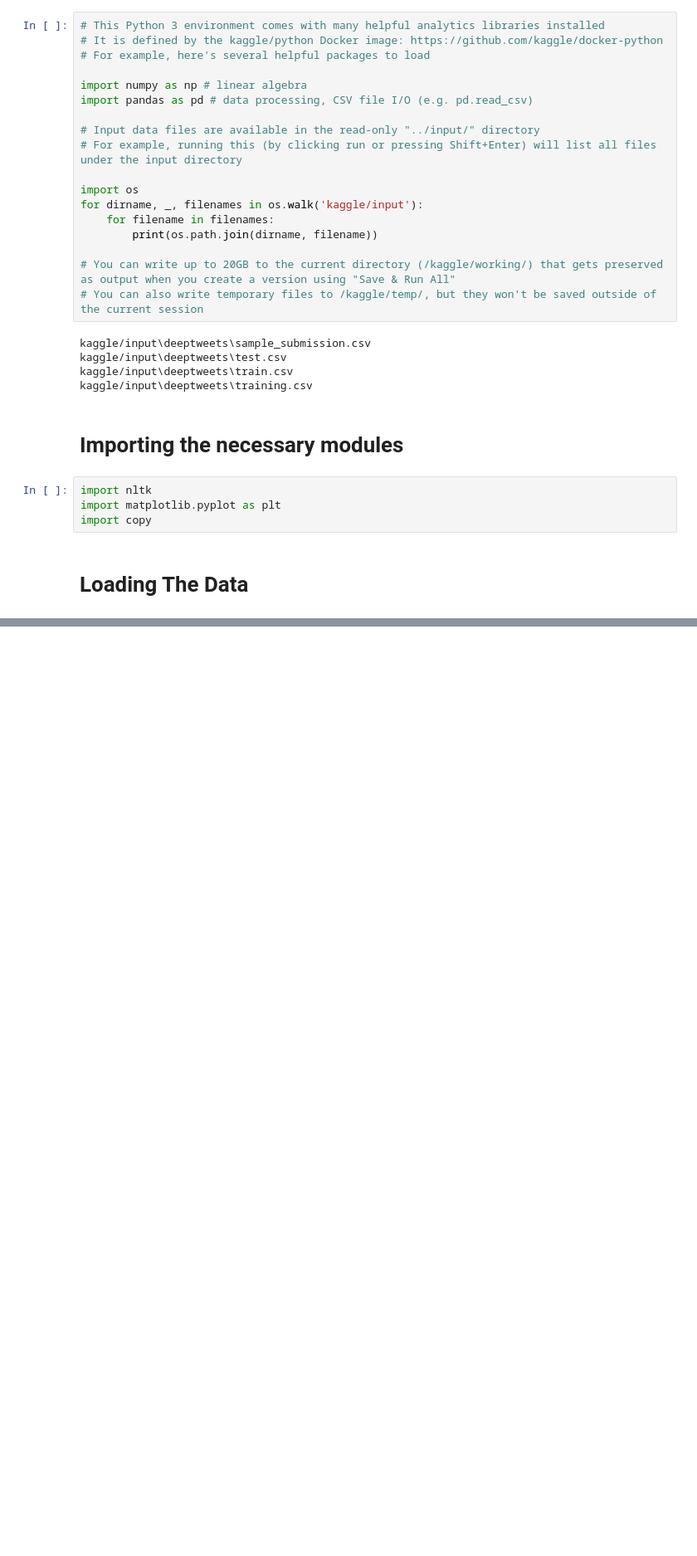
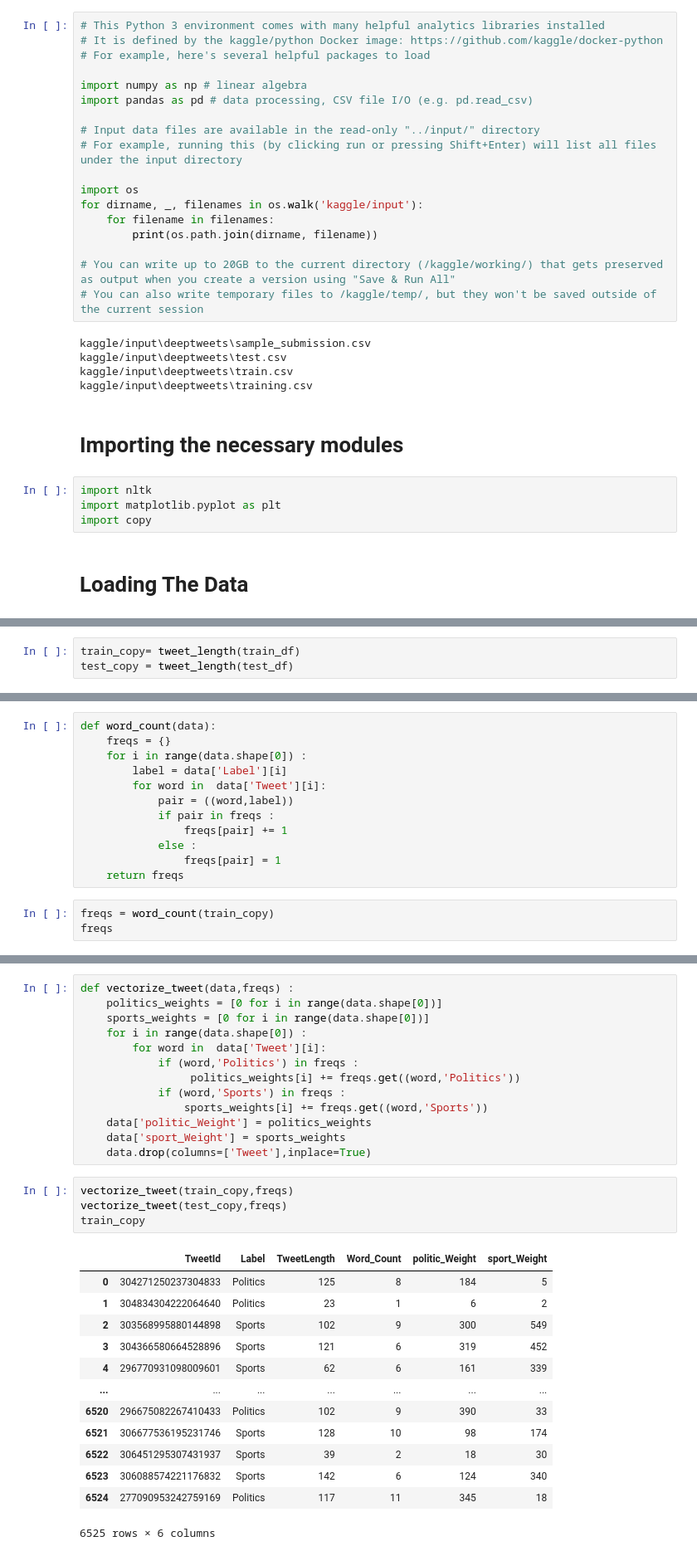
Before and after one commit to ayoubachak/deeptweets, a Jupyter notebook: main.ipynb, the cells around one changed output, grey strips where cells are left out. Shown at 83% size. Saved outputs shown, nothing was run; the diff lists cells and outputs as text; blank space fills up the shorter version.

```diff
--- a/main.ipynb
+++ b/main.ipynb
@@ -58,0 +81,3 @@ memory usage: 153.1+ KB
+# %%
+train_copy= tweet_length(train_df)
+test_copy = tweet_length(test_df)
@@ -58,0 +206,15 @@ memory usage: 153.1+ KB
+# %%
+def word_count(data):
+    freqs = {}
+    for i in range(data.shape[0]) :
+        label = data['Label'][i]
+        for word in  data['Tweet'][i]:
+            pair = ((word,label))
+            if pair in freqs :
+                freqs[pair] += 1
+            else :
+                freqs[pair] = 1
+    return freqs
+# %%
+freqs = word_count(train_copy)
+freqs
@@ -58,0 +239,31 @@ memory usage: 153.1+ KB
+# %%
+def vectorize_tweet(data,freqs) :
+    politics_weights = [0 for i in range(data.shape[0])]
+    sports_weights = [0 for i in range(data.shape[0])]
+    for i in range(data.shape[0]) :
+        for word in  data['Tweet'][i]:
+            if (word,'Politics') in freqs :
+                 politics_weights[i] += freqs.get((word,'Politics'))
+            if (word,'Sports') in freqs :
+                sports_weights[i] += freqs.get((word,'Sports'))
+    data['politic_Weight'] = politics_weights
+    data['sport_Weight'] = sports_weights
+    data.drop(columns=['Tweet'],inplace=True)
+# %%
+vectorize_tweet(train_copy,freqs)
+vectorize_tweet(test_copy,freqs)
+train_copy
+# %% [output]
+|  | TweetId | Label | TweetLength | Word_Count | politic_Weight | sport_Weight |
+| 0 | 304271250237304833 | Politics | 125 | 8 | 184 | 5 |
+| 1 | 304834304222064640 | Politics | 23 | 1 | 6 | 2 |
+| 2 | 303568995880144898 | Sports | 102 | 9 | 300 | 549 |
+| 3 | 304366580664528896 | Sports | 121 | 6 | 319 | 452 |
+| 4 | 296770931098009601 | Sports | 62 | 6 | 161 | 339 |
+| ... | ... | ... | ... | ... | ... | ... |
+| 6520 | 296675082267410433 | Politics | 102 | 9 | 390 | 33 |
+| 6521 | 306677536195231746 | Sports | 128 | 10 | 98 | 174 |
+| 6522 | 306451295307431937 | Sports | 39 | 2 | 18 | 30 |
+| 6523 | 306088574221176832 | Sports | 142 | 6 | 124 | 340 |
+| 6524 | 277090953242759169 | Politics | 117 | 11 | 345 | 18 |
+6525 rows × 6 columns
```
Also changed, not shown: parts of 18 cells of this notebook.
